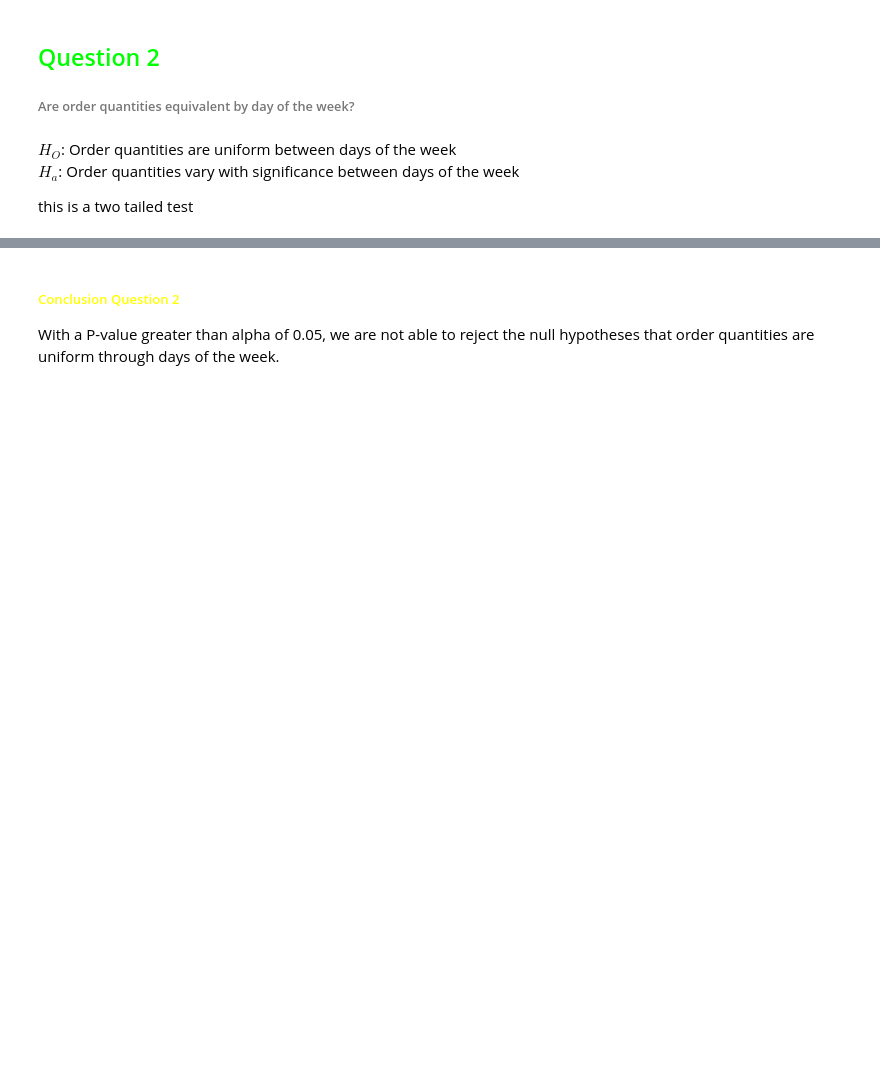
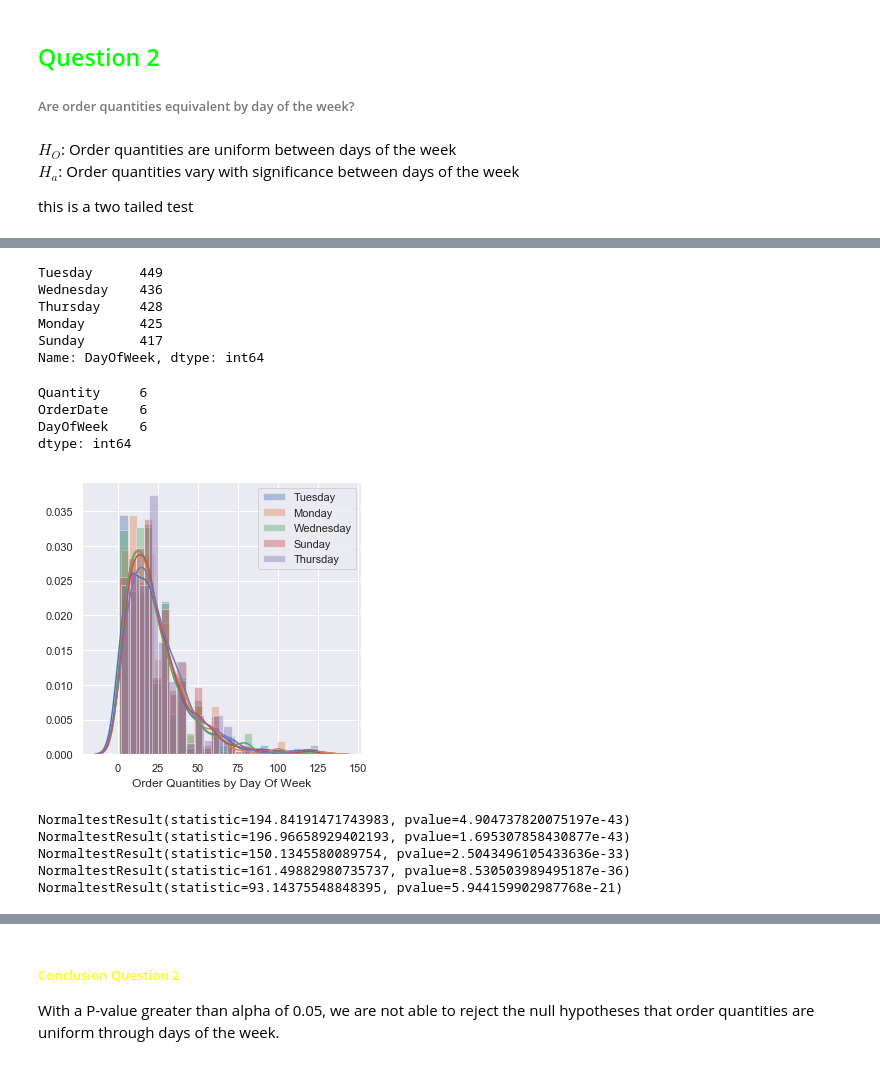
Before and after one commit to mgavish/Hypothesis-Testing, a Jupyter notebook: Mod 2 Final Project Work V11.ipynb, the cells around one changed output, grey strips where cells are left out. Drawn from its saved outputs; the diff is of its cells as text; code cells hidden in the pictures; blank space fills up the shorter version.

```diff
--- a/Mod 2 Final Project Work V11.ipynb
+++ b/Mod 2 Final Project Work V11.ipynb
@@ -640,0 +637,38 @@ will need to resample, but first, split data by features
+# %%
+q2df.DayOfWeek.value_counts()
+# %% [output]
+Tuesday      449
+Wednesday    436
+Thursday     428
+Monday       425
+Sunday       417
+Name: DayOfWeek, dtype: int64
+# %%
+q2df.isnull().sum()
+# %% [output]
+Quantity     6
+OrderDate    6
+DayOfWeek    6
+dtype: int64
+# %%
+q2df.dropna(inplace = True)
+# %%
+plt.figure(figsize = (5,5))
+
+for day in set(q2df.DayOfWeek):
+    helper = q2df.loc[q2df.DayOfWeek == day]
+    sns.distplot(helper.Quantity, label = day)
+    plt.legend()
+    plt.xlabel('Order Quantities by Day Of Week')
+# %% [output]
+[figure, added]
+# %%
+for day in set(q2df['DayOfWeek']):
+    helper = q2df.loc[q2df.DayOfWeek == day]
+    print(stats.normaltest(helper.Quantity))
+# %% [output]
+NormaltestResult(statistic=194.84191471743983, pvalue=4.904737820075197e-43)
+NormaltestResult(statistic=196.96658929402193, pvalue=1.695307858430877e-43)
+NormaltestResult(statistic=150.1345580089754, pvalue=2.5043496105433636e-33)
+NormaltestResult(statistic=161.49882980735737, pvalue=8.530503989495187e-36)
+NormaltestResult(statistic=93.14375548848395, pvalue=5.944159902987768e-21)
```
Also changed, not shown: parts of 85 cells of this notebook.
